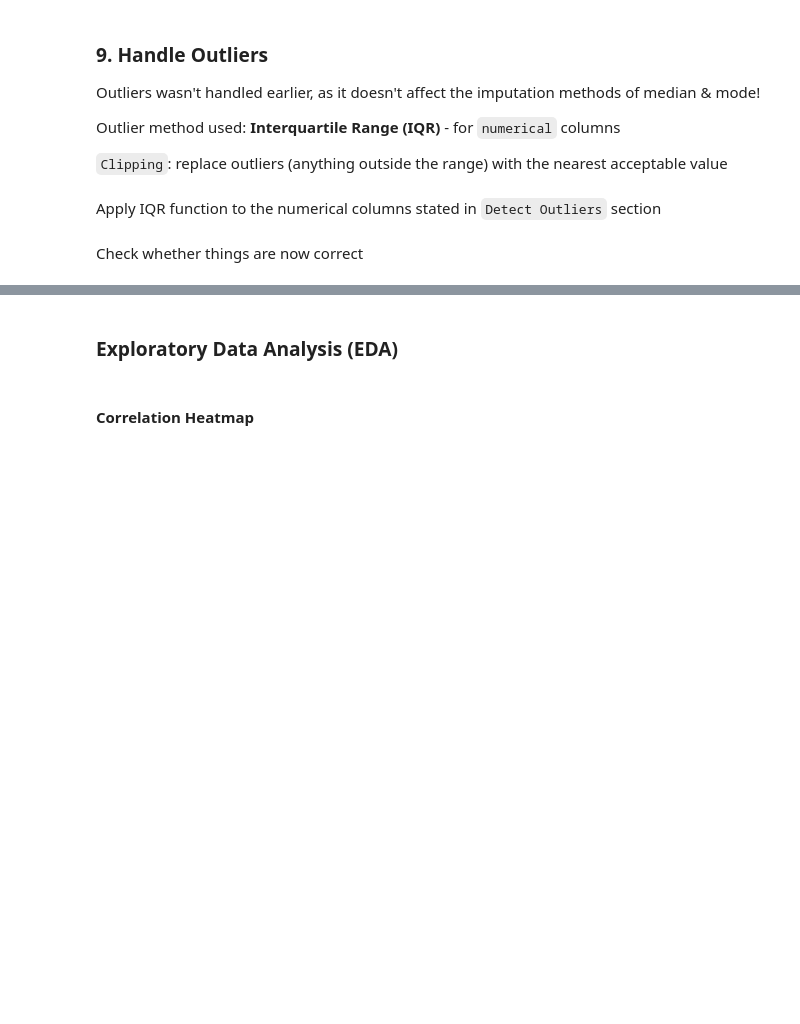
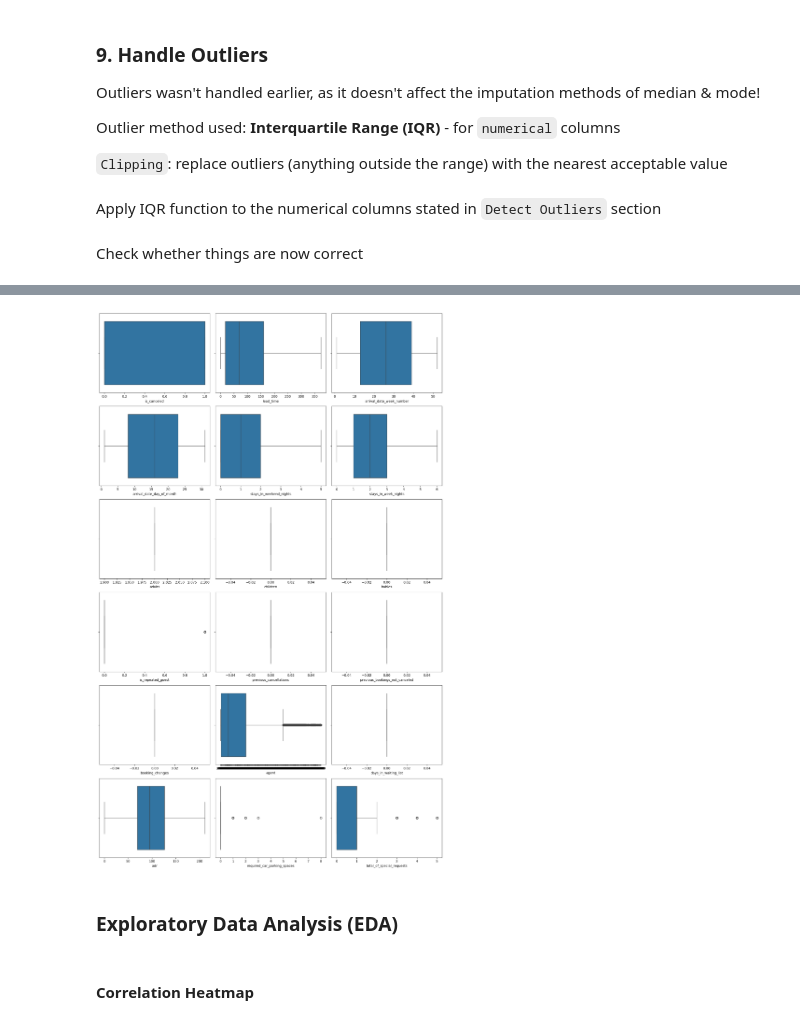
Before and after one commit to mohamedelziat50/Hotel-Bookings-AI-MIU, a Jupyter notebook: Hotel_Booking.ipynb, the cells around one changed output, grey strips where cells are left out. Cells and saved outputs as stored; diff of their text form; code cells hidden in the pictures; blank space fills up the shorter version.

Commit message:
Post-cleansing visualization of boxplots for outliers & added some hesitant notes for everyone to checkout.

```diff
--- a/Hotel_Booking.ipynb
+++ b/Hotel_Booking.ipynb
@@ -466,3 +471,7 @@ df.describe()
+# %%
+visualize_diagram("Boxplot")
+# %% [output]
+[figure, added]
 # %% [markdown]
 ### Exploratory Data Analysis (EDA)
 # %% [markdown]
```
Also changed, not shown: parts of 1 cell of this notebook.
